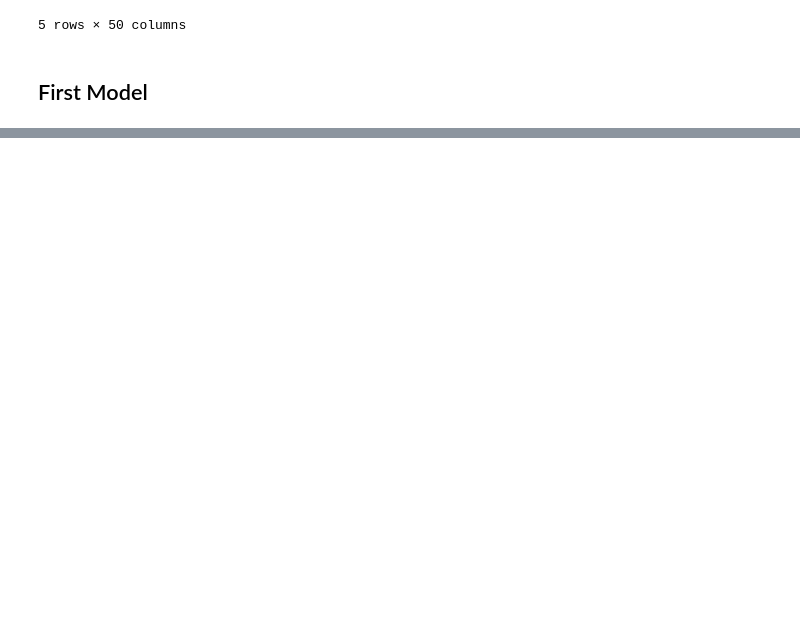
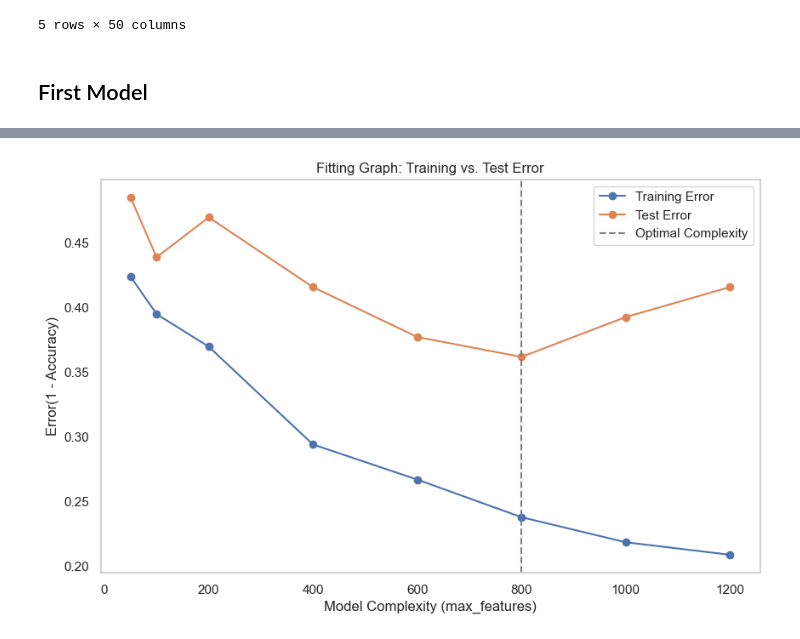
Before and after one commit to Aaron3963/CSE_151A_Project, a Jupyter notebook: Model1.ipynb, the cells around one changed output, grey strips where cells are left out. Cells and saved outputs as stored; diff of their text form; code cells hidden in the pictures; blank space fills up the shorter version.

Commit message:
add fitting graph and answered questions on readme file

```diff
--- a/Model1.ipynb
+++ b/Model1.ipynb
@@ -520,0 +528,39 @@ embedding_df.head()
+# %%
+# Define a range of max_features values to represent model complexity
+complexities = [50, 100, 200, 400, 600, 800, 1000, 1200]
+train_errors = []
+test_errors = []
+
+for max_features in complexities:
+    # Create TF-IDF vectorizer with the current max_features
+    vectorizer = TfidfVectorizer(max_features=max_features)
+    X = vectorizer.fit_transform(data['Headlines']).toarray()
+    y = data['trend_up'].astype(int).values
+
+    # Split data into training and testing sets
+    X_train, X_test, y_train, y_test = train_test_split(X, y, test_size=0.2, random_state=42)
+
+    # Train logistic regression model
+    model = LogisticRegression(random_state=42, max_iter=1500)
+    model.fit(X_train, y_train)
+
+    # Predict and compute errors
+    train_accuracy = accuracy_score(y_train, model.predict(X_train))
+    test_accuracy = accuracy_score(y_test, model.predict(X_test))
+
+    train_errors.append(1 - train_accuracy)
+    test_errors.append(1 - test_accuracy)
+
+# Plotting the fitting graph
+plt.figure(figsize=(10, 6))
+plt.plot(complexities, train_errors, label="Training Error", marker='o')
+plt.plot(complexities, test_errors, label="Test Error", marker='o')
+plt.axvline(x=complexities[np.argmin(test_errors)], linestyle='--', color='gray', label="Optimal Complexity")
+plt.title("Fitting Graph: Training vs. Test Error")
+plt.xlabel("Model Complexity (max_features)")
+plt.ylabel("Error(1 - Accuracy)")
+plt.legend()
+plt.grid()
+plt.show()
+# %% [output]
+[figure, added]
```
Also changed, not shown: parts of 6 cells of this notebook, 1 other file.
